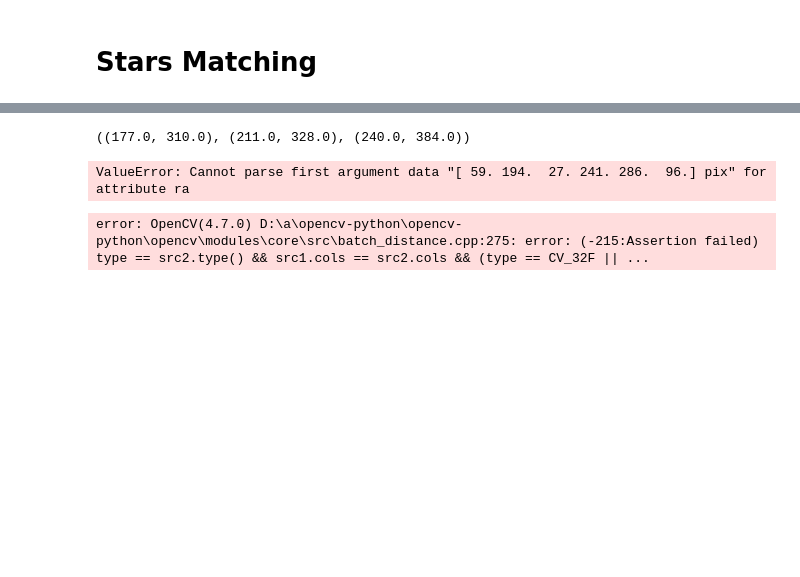
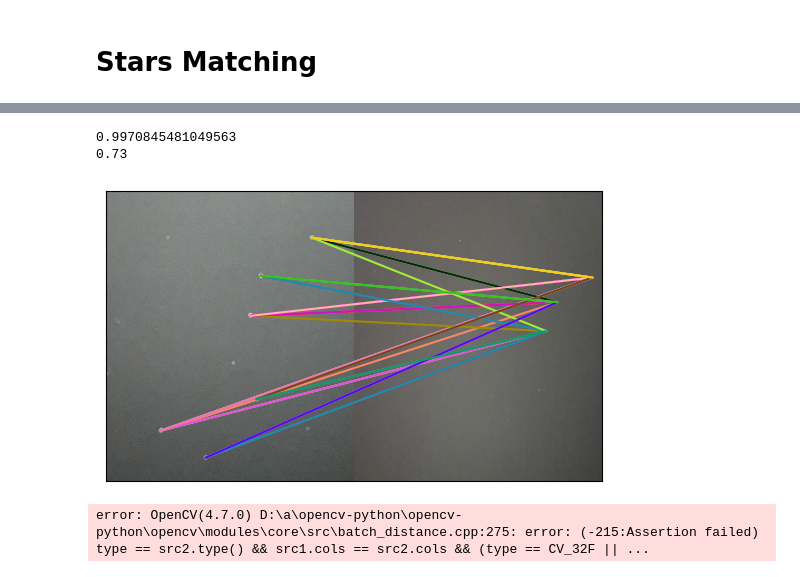
Before and after one commit to Jon400/New_Space_Ex1, a Jupyter notebook: Untitled.ipynb, the cells around one changed output, grey strips where cells are left out. Drawn from its saved outputs; the diff is of its cells as text; code cells hidden in the pictures; blank space fills up the shorter version.

Commit message:
Added matches graph

```diff
--- a/Untitled.ipynb
+++ b/Untitled.ipynb
@@ -54,8 +52,10 @@ img2 = cv2.imread("Boaz stars 2.png", cv2.IMREAD_GRAYSCALE)
 
 tbl1 = blob_dog(img1, threshold=0.1,overlap=1)
 positions1 = tuple(map(tuple, tbl1[:,[0,1]]))
+#positions1 =  tuple(map(tuple, np.transpose((tbl1[:,1], tbl1[:, 0]))))
 tbl2 = blob_dog(img2, threshold=0.1,overlap=1)
 positions2 = tuple(map(tuple, tbl2[:,[0,1]]))
+#positions2 =  tuple(map(tuple, np.transpose((tbl2[:,1], tbl2[:, 0]))))
 lst = []
 
 for p1, p2, p3 in combinations(positions1, 3):
@@ -63,7 +63,7 @@ for p1, p2, p3 in combinations(positions1, 3):
     dp2 = np.arccos(np.dot(p1, p3) / (np.linalg.norm(p1) * np.linalg.norm(p3)))
     dp3 = np.arccos(np.dot(p2, p1) / (np.linalg.norm(p2) * np.linalg.norm(p1)))
     tp = np.sort((dp1,dp2, dp3))
-    max_rmse = -1
+    min_rmse = -1
     best_match = None
     for s1, s2, s3 in combinations(positions2, 3):
         ds1 = np.arccos(np.dot(s2, s3) / (np.linalg.norm(s2) * np.linalg.norm(s3)))
@@ -72,8 +72,8 @@ for p1, p2, p3 in combinations(positions1, 3):
         ts = np.sort((ds1,ds2, ds3))
         candidate_match = np.argsort((ds1,ds2, ds3))
         tmp_rmse = np.sqrt(((tp - ts) ** 2).mean())
-        if max_rmse == -1 or tmp_rmse > max_rmse:
-            max_rmse = tmp_rmse
+        if max_rmse == -1 or tmp_rmse > min_rmse:
+            min_rmse = tmp_rmse
             best_match = ((s1, s2, s3)[candidate_match[0]],(s1, s2, s3)[candidate_match[1]], (s1, s2, s3)[candidate_match[2]])
     candidate_match = np.argsort((dp1,dp2, dp3))
     order = ((p1, p2, p3)[candidate_match[0]],(p1, p2, p3)[candidate_match[1]], (p1, p2, p3)[candidate_match[2]])
@@ -82,4 +82,3 @@ for p1, p2, p3 in combinations(positions1, 3):
     lst.append([order[2], best_match[2]])
 
 lst = np.array(lst)
-lst[:,0]
@@ -114,30 +125,48 @@ error: OpenCV(4.7.0) :-1: error: (-5:Bad argument) in function 'drawMatches'
 # %%
 import numpy as np
-from astropy.coordinates import SkyCoord, match_coordinates_sky
-from astropy import units as u
-from skimage.feature import blob_dog
 import cv2
+import matplotlib.pyplot as plt
 
-img1 = cv2.imread("Boaz stars 1.png", cv2.IMREAD_GRAYSCALE)
-img2 = cv2.imread("Boaz stars 2.png", cv2.IMREAD_GRAYSCALE)
+img1 = cv2.imread("Boaz stars 1.png")
+img2 = cv2.imread("Boaz stars 2.png")
+h_scale = img1.shape[0]/img2.shape[0]
+w_scale = img1.shape[1]/img2.shape[1]
+print(h_scale)
+print(w_scale)
+# Flip the second image horizontally
+img2 = cv2.resize(img2, img1.shape[:2][::-1] )
 
-tbl1 = blob_dog(img1, threshold=0.1,overlap=1)
-positions1 = tuple(map(tuple, tbl1[:,[0,1]]))
-tbl2 = blob_dog(img2, threshold=0.1,overlap=1)
-positions2 = tuple(map(tuple, tbl2[:,[0,1]]))
-print(positions2)
+# Draw matches between blobs
+fig, ax = plt.subplots()
+ax.imshow(np.hstack((img1,img2)))
+ax.invert_yaxis()
+ax.set_xticks([])
+ax.set_yticks([])
+
+# Generate random colors for matches
+colors = np.random.rand(len(lst), 3)
+i = 0
+
+# Draw matches between blobs
+for match in lst:
+    coord1 = tuple(match[0])
+    coord2 = tuple(match[1])
+
+    # Scale the position of the second blob
+    coord2 = (int(coord2[0] * h_scale), int(coord2[1] * w_scale) + img1.shape[1])
+
+    # Draw line between matched blobs
+    ax.plot([coord1[1], coord2[1]], [coord1[0], coord2[0]], '-', color=colors[i])
+    i+=1
 
 
-scatalog = SkyCoord(positions1*u.pixel, frame='fk5', unit=u.deg)
-pcatalog = SkyCoord(positions2*u.pixel, frame='fk5', unit=u.deg)
-
-idx, d2d, d3d = match_coordinates_sky(scatalog, pcatalog, nthneighbor=3)
-
-#idx, d2d, d3d = match_coordinates_sky(positions1, positions2, nthneighbor=3)
-print(scatalog)
+# Remove tick marks and display image
+ax.axis('on')
+plt.show()
 # %% [output]
-((177.0, 310.0), (211.0, 328.0), (240.0, 384.0))
+0.9970845481049563
+0.73
-ValueError: Cannot parse first argument data "[ 59. 194.  27. 241. 286.  96.] pix" for attribute ra
+[figure, added]
 # %%
 import numpy as np
 from astropy.coordinates import SkyCoord, match_coordinates_sky
```
Also changed, not shown: parts of 7 cells of this notebook.
